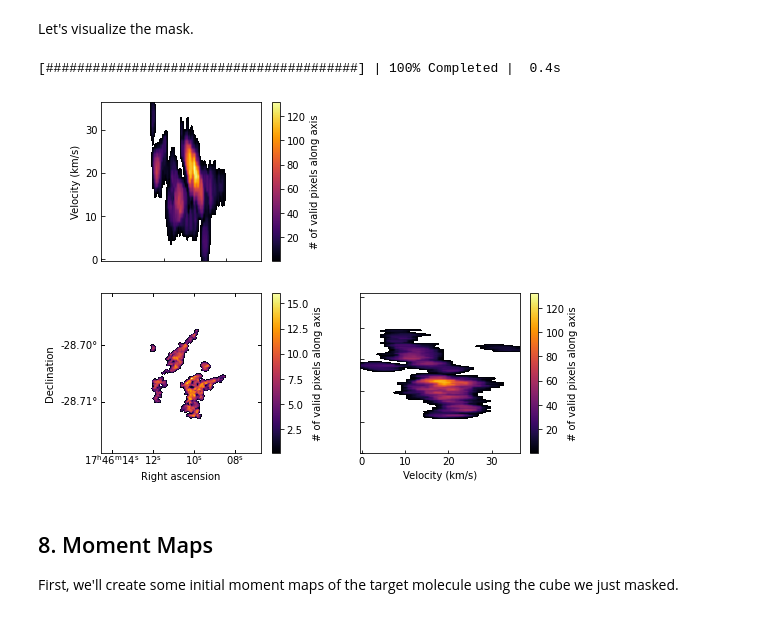
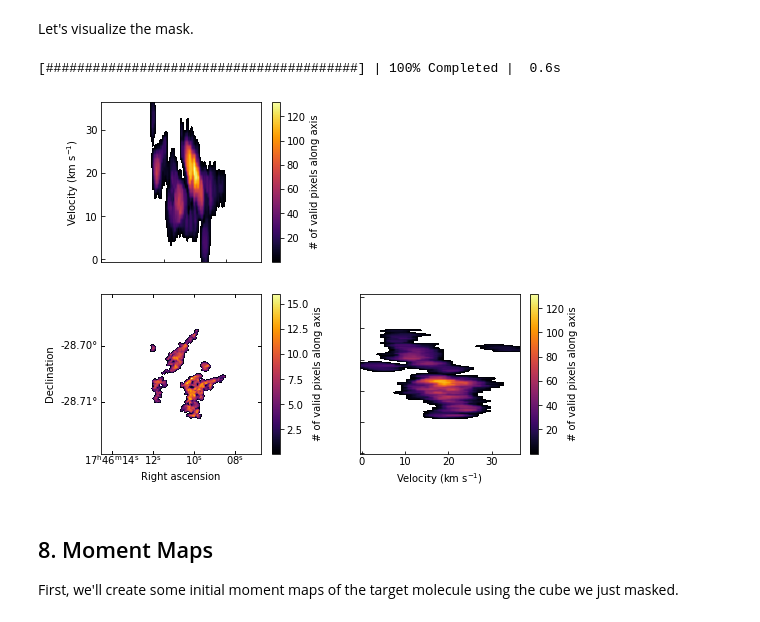
Before and after one commit to abulatek/brick, a Jupyter notebook: first_results/CH3CNMasking_v1.ipynb, the cells around one changed output. Cells and saved outputs as stored; diff of their text form; code cells hidden in the pictures.

```diff
--- a/first_results/CH3CNMasking_v1.ipynb
+++ b/first_results/CH3CNMasking_v1.ipynb
@@ -553,37 +552,37 @@ ax1.set_xlabel('Right ascension'), ax1.set_ylabel('Declination')
 cbar1 = plt.colorbar(mappable = im1, ax = ax1)
 cbar1.set_label('# of valid pixels along axis')
 
 # This may not be right:
 # overlay = ax1.get_coords_overlay('galactic')
 # overlay.grid(color='white', ls='dotted')
 # overlay[0].set_axislabel('Galactic longitude')
 # overlay[1].set_axislabel('Galactic latitude')
 
 # Collapse along axis 1
 ax2 = plt.subplot(321, sharex = ax1) # , adjustable='box'
 im2 = ax2.imshow(collapse1, origin = 'lower', norm=norm, cmap=cm)
 ax2.xaxis.set_tick_params(labelbottom = False) # Remove redundant tick labels
 ax2.tick_params(direction = 'in')
 ax2.set_aspect(collapse1.shape[1]/collapse1.shape[0])
-ax2.set_ylabel('Velocity (km/s)')
+ax2.set_ylabel('Velocity (km s$^{{-1}}$)')
 cbar2 = plt.colorbar(mappable=im2, ax=ax2)
 cbar2.set_label('# of valid pixels along axis')
 
 # Collapse along axis 2
 ax3 = plt.subplot(324, sharey = ax1)
 im3 = ax3.imshow(collapse2.T, origin = 'lower', norm=norm, cmap=cm)
 ax3.yaxis.set_tick_params(labelleft = False) # Remove redundant tick labels
 ax3.tick_params(direction = 'in')
 ax3.set_aspect(collapse2.shape[0]/collapse2.shape[1])
-ax3.set_xlabel('Velocity (km/s)')
+ax3.set_xlabel('Velocity (km s$^{{-1}}$)')
 cbar3 = plt.colorbar(mappable=im3, ax=ax3)
 cbar3.set_label('# of valid pixels along axis')
 
 plt.savefig("figures/mask.pdf", dpi = 300, facecolor='w', edgecolor='w', bbox_inches='tight')
 plt.show()
 # %% [output]
-[########################################] | 100% Completed |  0.4s
+[########################################] | 100% Completed |  0.6s
-[figure, old version]
+[figure, new version]
 # %% [markdown]
 ## 8. Moment Maps
 First, we'll create some initial moment maps of the target molecule using the cube we just masked.
```
Also changed, not shown: parts of 16 cells of this notebook, 6 other files.
